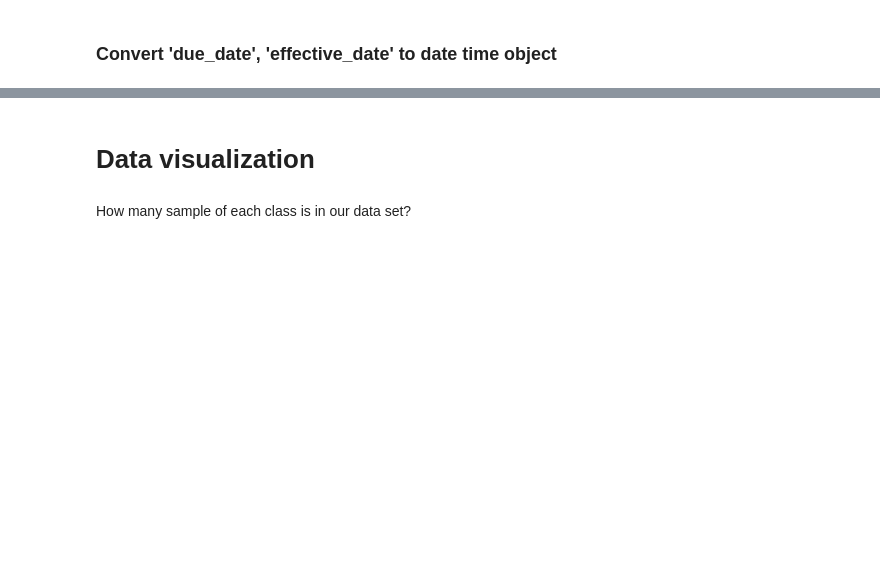
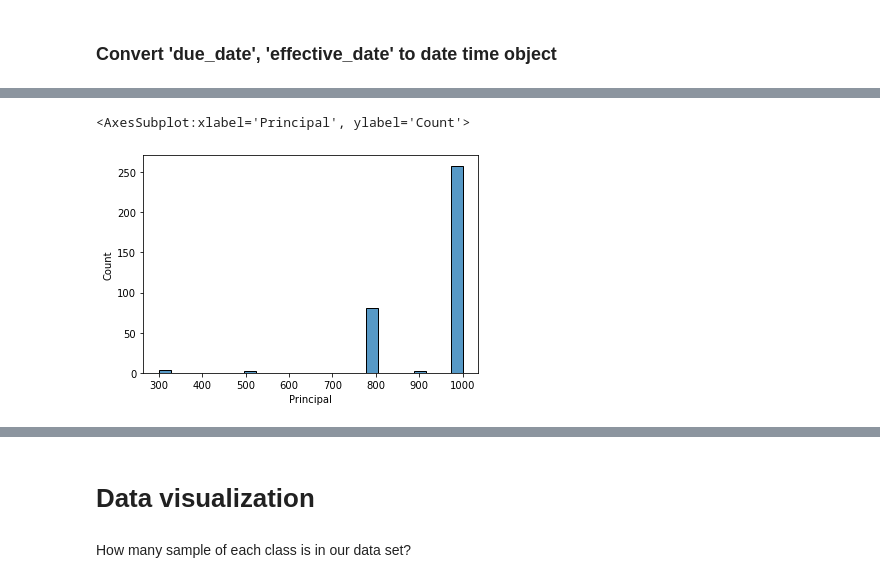
Before and after one commit to kieutridang/Data-Pre-processing-and-Analysis, a Jupyter notebook: final_assignment/LDS5_261_Project_1/FullName_Project_Loan.ipynb, the cells around one changed output, grey strips where cells are left out. Saved outputs shown, nothing was run; the diff lists cells and outputs as text; code cells hidden in the pictures; blank space fills up the shorter version.

```diff
--- a/final_assignment/LDS5_261_Project_1/FullName_Project_Loan.ipynb
+++ b/final_assignment/LDS5_261_Project_1/FullName_Project_Loan.ipynb
@@ -112,0 +176,5 @@ Name: effective_date, dtype: datetime64[ns]
+# %%
+sns.histplot(principal)
+# %% [output]
+<AxesSubplot:xlabel='Principal', ylabel='Count'>
+[figure, added]
```
Also changed, not shown: parts of 64 cells of this notebook, 1 other file.
